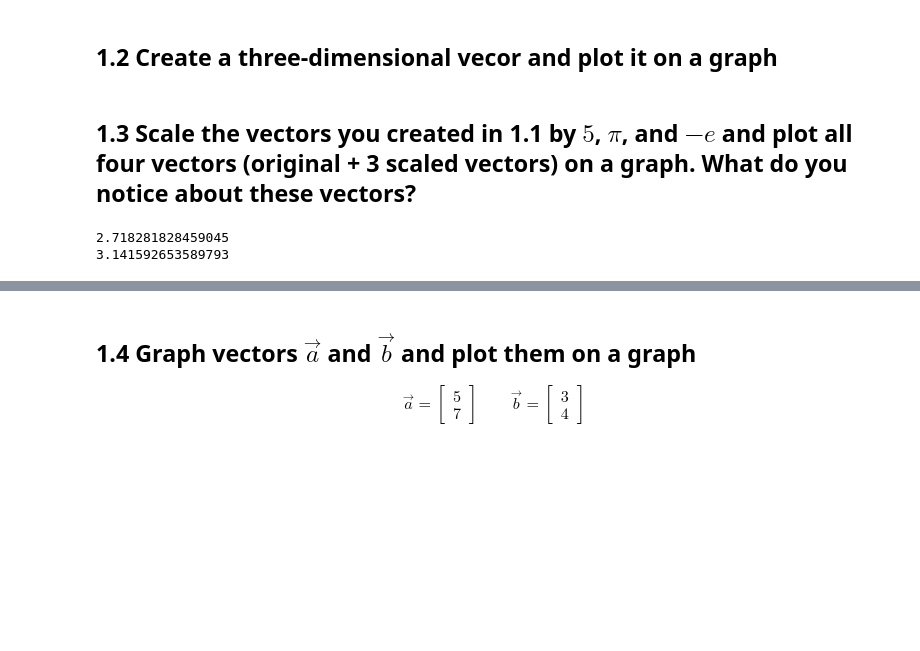
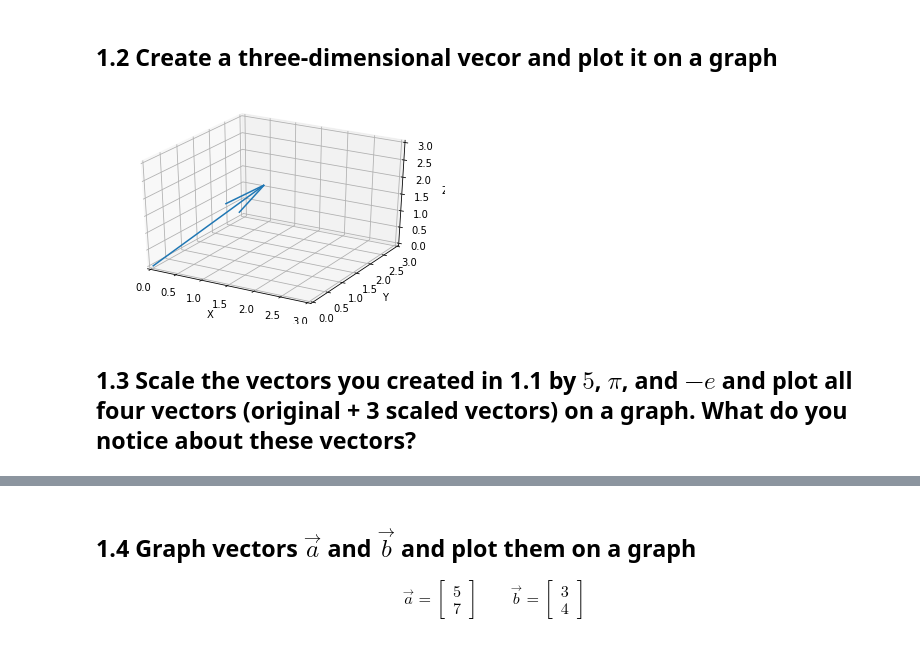
Before and after one commit to Daniel-Fernandez-951/DS-Unit-1-Sprint-3-Linear-Algebra, a Jupyter notebook: module1-vectors-and-matrices/Daniel_Fernandez_DS20_LS_DS_131_Vectors_and_Matrices_Assignment.ipynb, the cells around one changed output, grey strips where cells are left out. Drawn from its saved outputs; the diff is of its cells as text; code cells hidden in the pictures; blank space fills up the shorter version.

```diff
--- a/module1-vectors-and-matrices/Daniel_Fernandez_DS20_LS_DS_131_Vectors_and_Matrices_Assignment.ipynb
+++ b/module1-vectors-and-matrices/Daniel_Fernandez_DS20_LS_DS_131_Vectors_and_Matrices_Assignment.ipynb
@@ -9,11 +26,20 @@ For the questions below it is not sufficient to simply provide answer to the que
 # %% [markdown]
 ## 1.2 Create a three-dimensional vecor and plot it on a graph
+# %%
+from mpl_toolkits.mplot3d import Axes3D
+b = np.array([0, 0, 0, 1, 2, 1.71])
+X, Y, Z, U, V, W = zip(b)
+fig = plt.figure()
+ax = fig.add_subplot(1,1,1, projection='3d')
+ax.quiver(X, Y, Z, U, V, W, length=1)
+ax.set_xlim([0,3])
+ax.set_ylim([0,3])
+ax.set_zlim([0,3])
+ax.set_xlabel('X')
+ax.set_ylabel('Y')
+ax.set_zlabel('Z')
+plt.show()
+# %% [output]
+[figure, added]
 # %% [markdown]
 ## 1.3 Scale the vectors you created in 1.1 by $5$, $\pi$, and $-e$ and plot all four vectors (original + 3 scaled vectors) on a graph. What do you notice about these vectors?
-# %%
-from math import e, pi
-print(e)
-print(pi)
-# %% [output]
-2.718281828459045
-3.141592653589793
```
Also changed, not shown: parts of 18 cells of this notebook.
